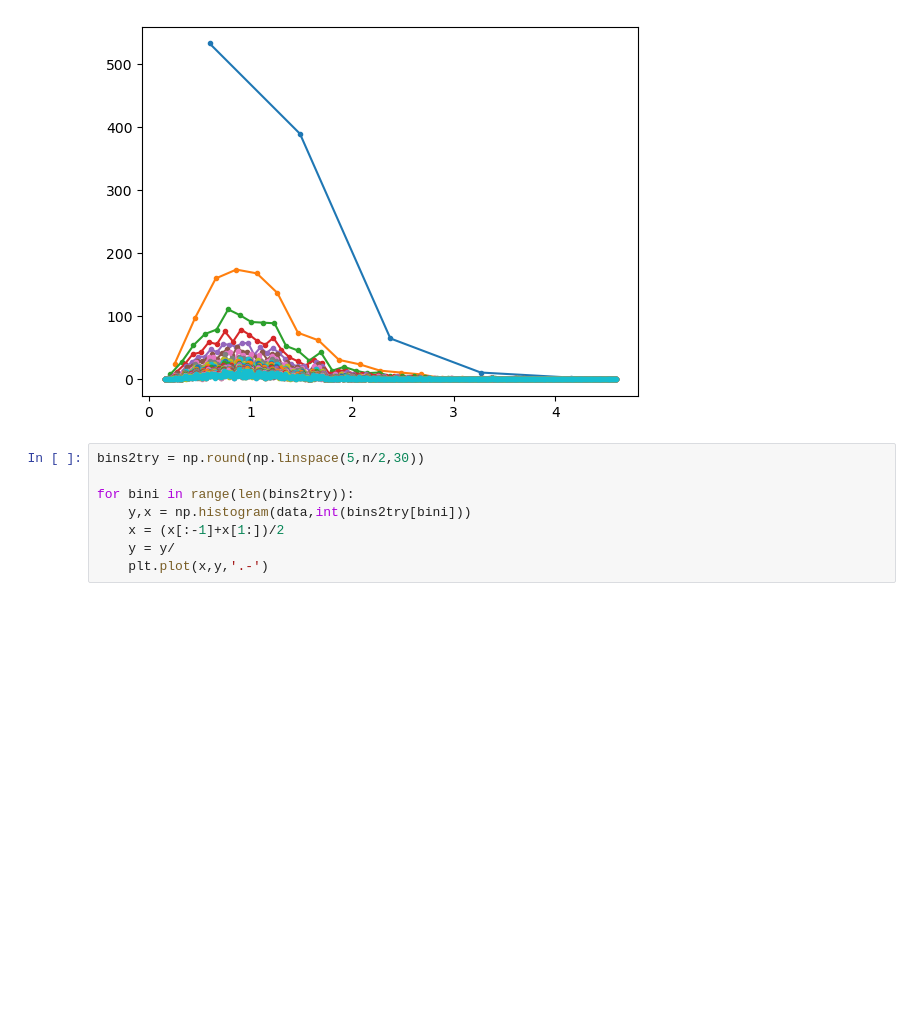
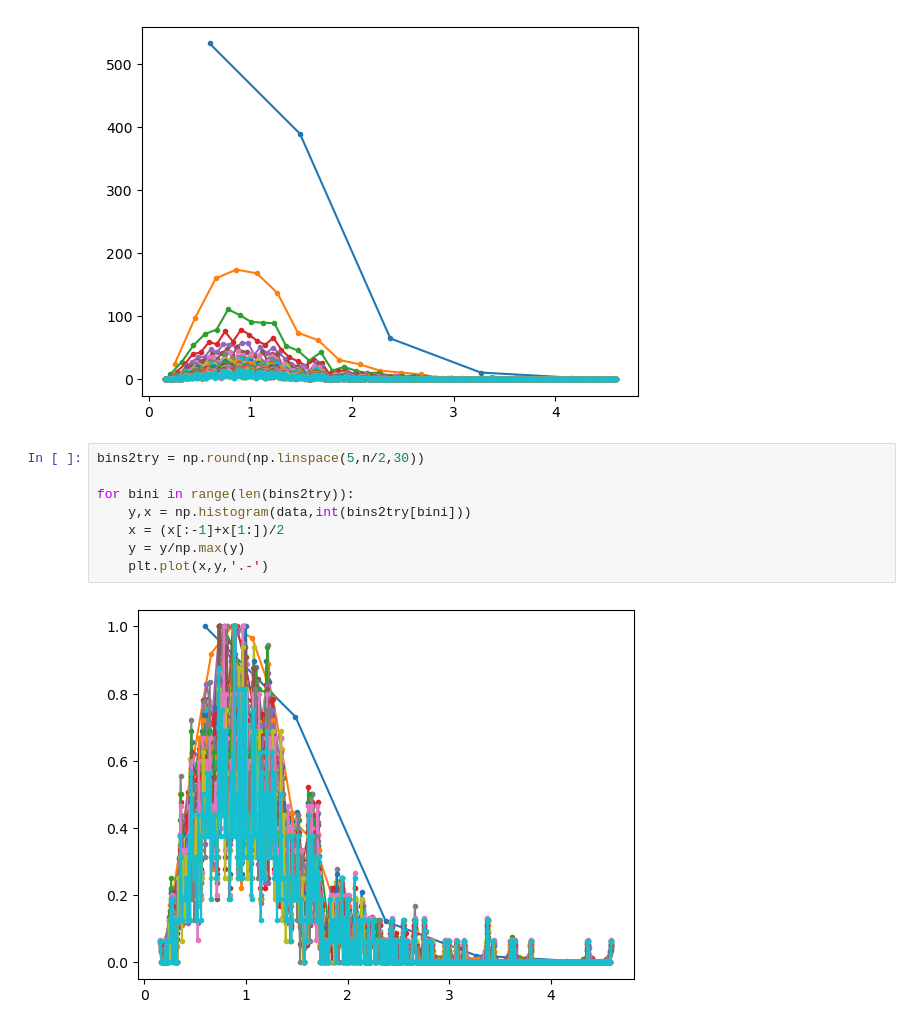
Before and after one commit to Raaqiv55/statistics-machine-learning, a Jupyter notebook: descriptive statistics/histogram bins.ipynb, the cells around one changed output. Cells and saved outputs as stored; diff of their text form; blank space fills up the shorter version.

```diff
--- a/descriptive statistics/histogram bins.ipynb
+++ b/descriptive statistics/histogram bins.ipynb
@@ -48,8 +48,10 @@ for bini in range(len(bins2try)):
 # %%
 bins2try = np.round(np.linspace(5,n/2,30))
 
 for bini in range(len(bins2try)):
     y,x = np.histogram(data,int(bins2try[bini]))
     x = (x[:-1]+x[1:])/2
-    y = y/
+    y = y/np.max(y)
     plt.plot(x,y,'.-')
+# %% [output]
+[figure, added]
```
Also changed, not shown: 1 other file.
